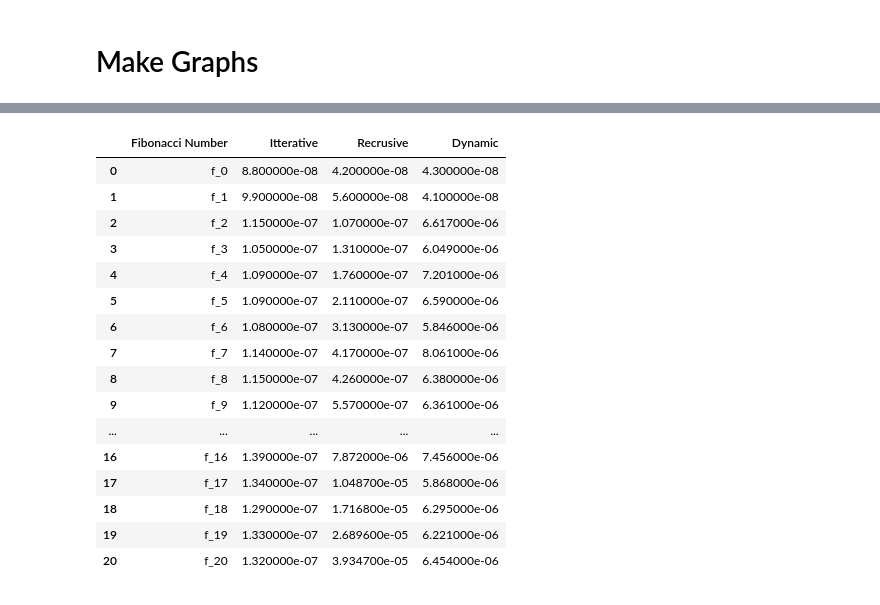
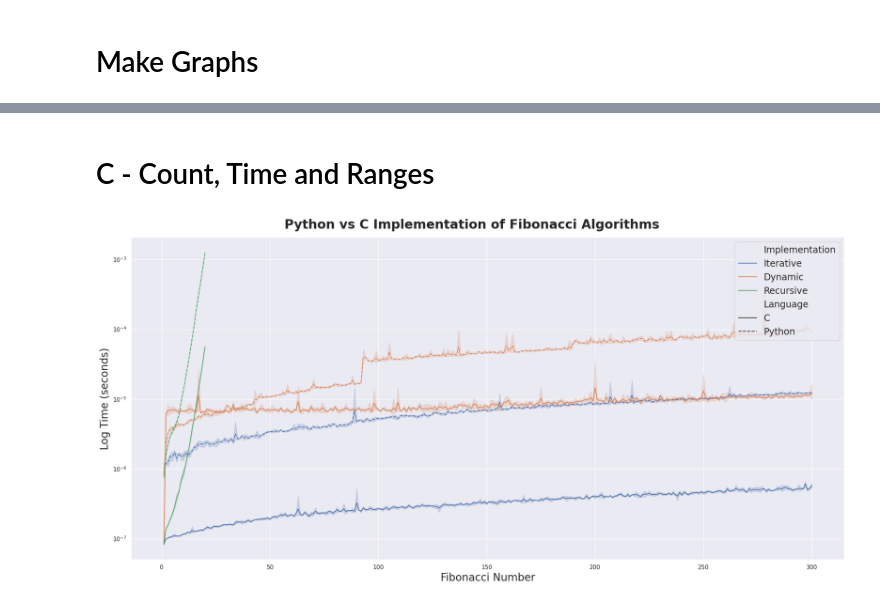
Before and after one commit to CS5008Fall2025/midterm-report-jroberge16, a Jupyter notebook: mid_term/analysis/graphs.ipynb, the cells around one changed output, grey strips where cells are left out. Cells and saved outputs as stored; diff of their text form; code cells hidden in the pictures.

Commit message:
doc: language analysis

```diff
--- a/mid_term/analysis/graphs.ipynb
+++ b/mid_term/analysis/graphs.ipynb
@@ -205,25 +99,2 @@ c_df
-# %%
-df = pd.DataFrame(results,
-                  columns=["Fibonacci Number", "Itterative", "Recrusive", "Dynamic"]
-                  )
-df["Fibonacci Number"] = df["Fibonacci Number"].astype(str)
-df[["Itterative", "Recrusive", "Dynamic"]] = df[["Itterative", "Recrusive", "Dynamic"]].astype(float)
-df.to_csv("c_fib_results.csv", index=False)
-# %% [output]
-|  | Fibonacci Number | Itterative | Recrusive | Dynamic |
-| 0 | f_0 | 8.800000e-08 | 4.200000e-08 | 4.300000e-08 |
-| 1 | f_1 | 9.900000e-08 | 5.600000e-08 | 4.100000e-08 |
-| 2 | f_2 | 1.150000e-07 | 1.070000e-07 | 6.617000e-06 |
-| 3 | f_3 | 1.050000e-07 | 1.310000e-07 | 6.049000e-06 |
-| 4 | f_4 | 1.090000e-07 | 1.760000e-07 | 7.201000e-06 |
-| 5 | f_5 | 1.090000e-07 | 2.110000e-07 | 6.590000e-06 |
-| 6 | f_6 | 1.080000e-07 | 3.130000e-07 | 5.846000e-06 |
-| 7 | f_7 | 1.140000e-07 | 4.170000e-07 | 8.061000e-06 |
-| 8 | f_8 | 1.150000e-07 | 4.260000e-07 | 6.380000e-06 |
-| 9 | f_9 | 1.120000e-07 | 5.570000e-07 | 6.361000e-06 |
-| ... | ... | ... | ... | ... |
-| 16 | f_16 | 1.390000e-07 | 7.872000e-06 | 7.456000e-06 |
-| 17 | f_17 | 1.340000e-07 | 1.048700e-05 | 5.868000e-06 |
-| 18 | f_18 | 1.290000e-07 | 1.716800e-05 | 6.295000e-06 |
-| 19 | f_19 | 1.330000e-07 | 2.689600e-05 | 6.221000e-06 |
-| 20 | f_20 | 1.320000e-07 | 3.934700e-05 | 6.454000e-06 |
+# %% [markdown]
+# C - Count, Time and Ranges
@@ -229,0 +152,47 @@ df.to_csv("c_fib_results.csv", index=False)
+# %%
+import pandas as pd
+import matplotlib.pyplot as plt
+import seaborn as sns
+
+# === Load and clean data ===
+df = pd.read_csv(SAVE_LOCATION)
+# df = df[df["Language"] == "C"]
+
+
+# Fix column names and clean invalid values
+df = df.rename(columns={"Time Elsaped": "Time (seconds)"})
+df = df[(~df["Time (seconds)"].isna()) & (df["Time (seconds)"] > 0)]
+
+
+
+
+fig, axe = plt.subplots(nrows=1, ncols=1, figsize=(20, 10))
+
+axe.set_yscale('log')
+axe.set_yscale('log')
+
+df = df[(df["Operation Count"] < 100_000) & (df["Fibonacci Number"] <= 300)]
+
+import seaborn as sns
+sns.set_theme(style="darkgrid")
+
+
+
+sns.lineplot(x="Fibonacci Number", y="Time (seconds)",
+             hue="Implementation",
+             data=df,
+            ax=axe,
+            style="Language",
+
+             )
+
+
+axe.set_xlabel("Fibonacci Number", fontsize=20)
+axe.set_ylabel("Log Time (seconds)", fontsize=20)
+axe.legend(fontsize='x-large', loc = 'upper right')
+
+plt.suptitle('Python vs C Implementation of Fibonacci Algorithms', fontsize=24, fontweight='bold')
+plt.savefig("graphs/python_vs_c.png", dpi=300, bbox_inches='tight')
+plt.tight_layout()
+# %% [output]
+[figure, added]
```
Also changed, not shown: parts of 7 cells of this notebook, 9 other files.
